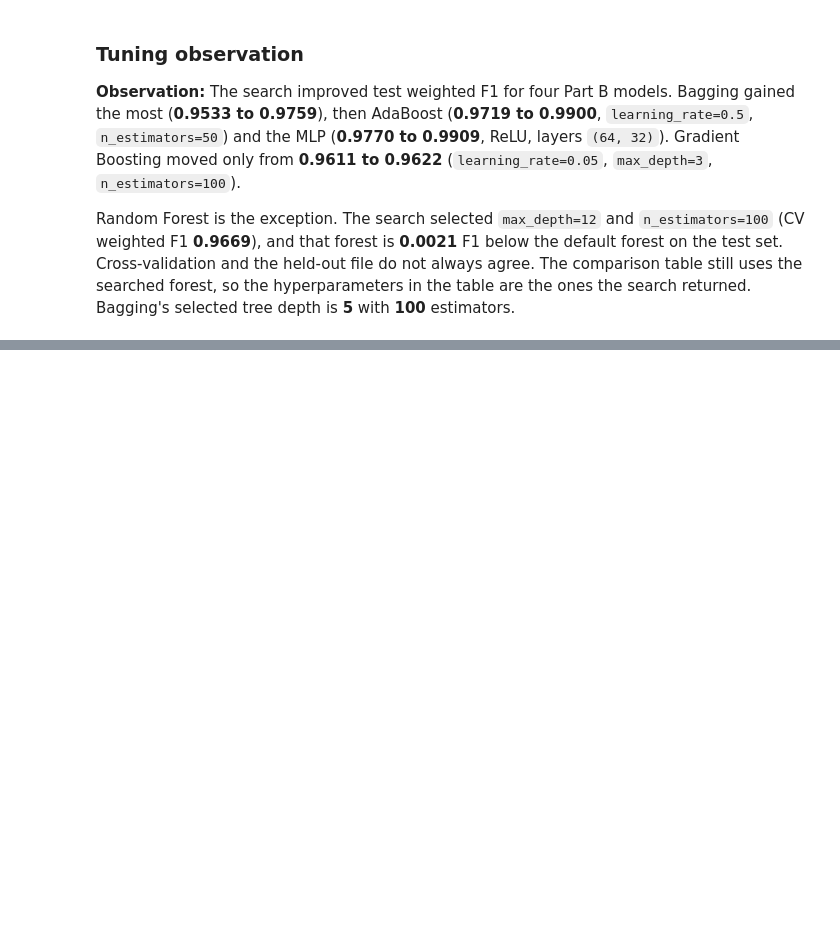
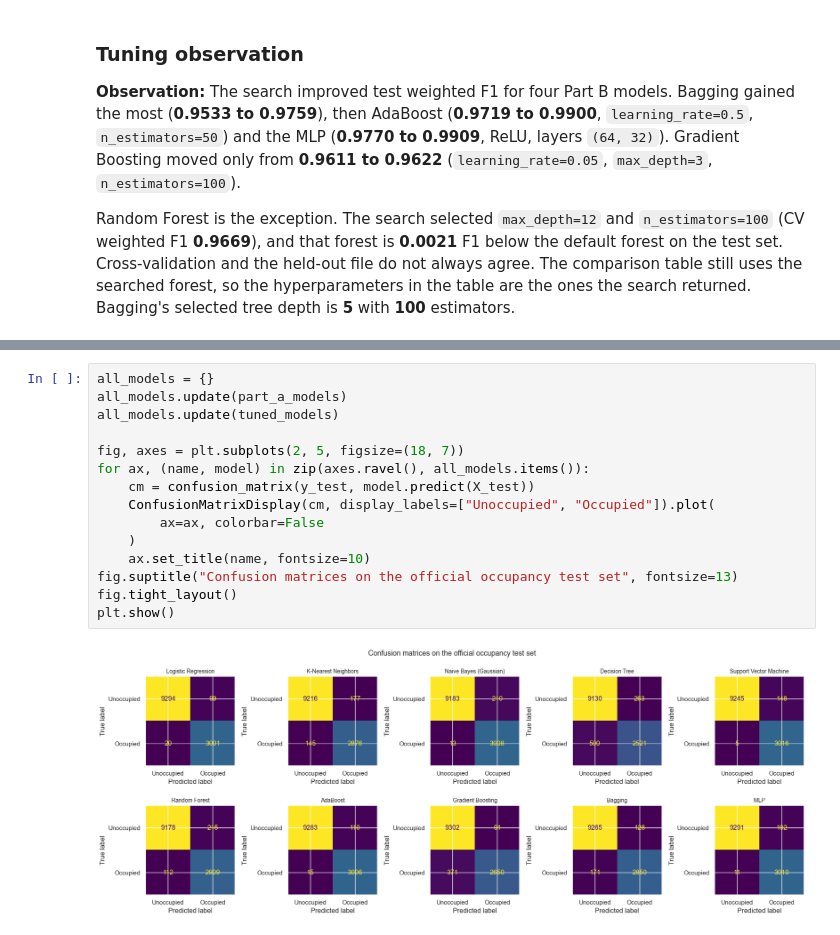
Before and after one commit to beppvis/23CSE301-Machine-Learning-Project, a Jupyter notebook: notebooks/classification_part_b.ipynb, the cells around one changed output, grey strips where cells are left out. Drawn from its saved outputs; the diff is of its cells as text; blank space fills up the shorter version.

Commit message:
Add confusion matrices, ROC curves, and Random Forest feature importance.

```diff
--- a/notebooks/classification_part_b.ipynb
+++ b/notebooks/classification_part_b.ipynb
@@ -353,0 +358,17 @@ Random Forest is the exception. The search selected `max_depth=12` and `n_estima
+# %%
+all_models = {}
+all_models.update(part_a_models)
+all_models.update(tuned_models)
+
+fig, axes = plt.subplots(2, 5, figsize=(18, 7))
+for ax, (name, model) in zip(axes.ravel(), all_models.items()):
+    cm = confusion_matrix(y_test, model.predict(X_test))
+    ConfusionMatrixDisplay(cm, display_labels=["Unoccupied", "Occupied"]).plot(
+        ax=ax, colorbar=False
+    )
+    ax.set_title(name, fontsize=10)
+fig.suptitle("Confusion matrices on the official occupancy test set", fontsize=13)
+fig.tight_layout()
+plt.show()
+# %% [output]
+[figure, added]
```
Also changed, not shown: parts of 6 cells of this notebook.
